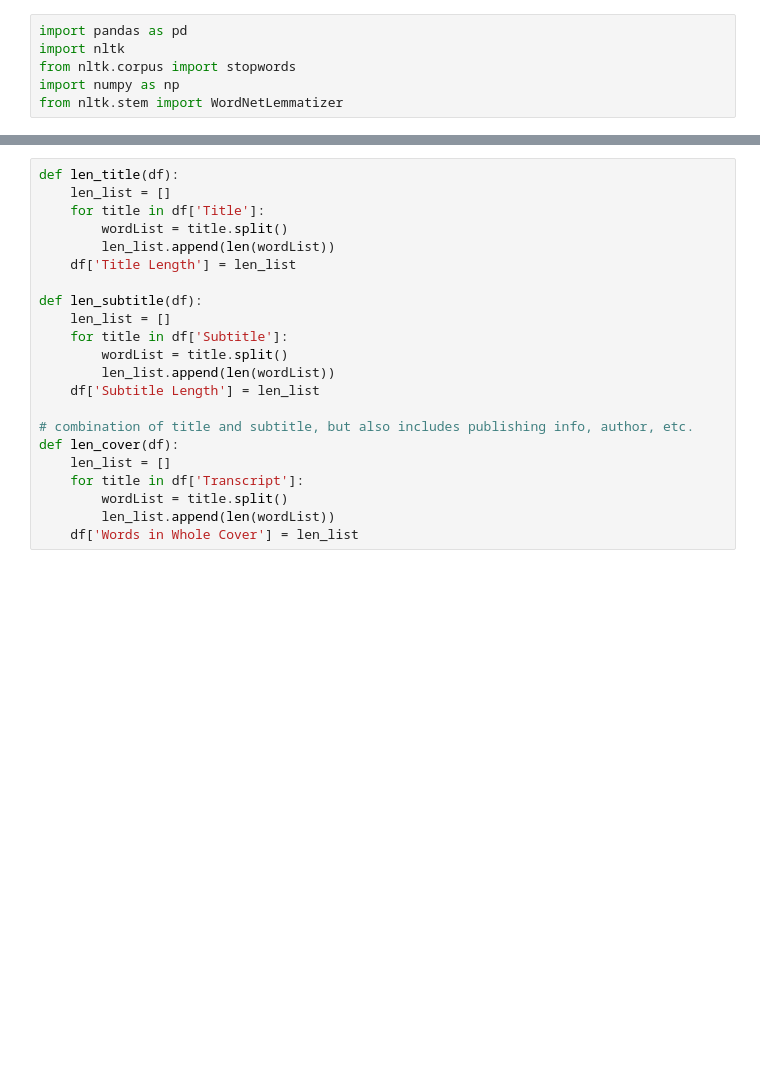
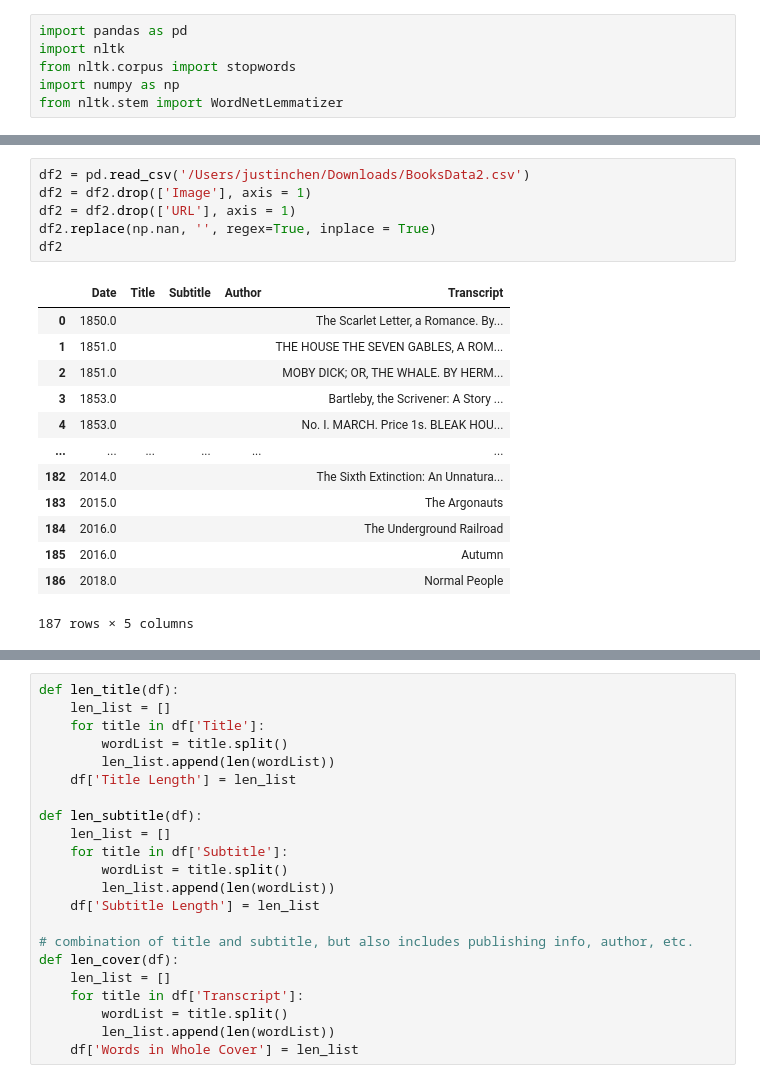
Before and after one commit to j-chen005/Book-Titles, a Jupyter notebook: Basic Data.ipynb, the cells around one changed output, grey strips where cells are left out. Cells and saved outputs as stored; diff of their text form; blank space fills up the shorter version.

```diff
--- a/Basic Data.ipynb
+++ b/Basic Data.ipynb
@@ -25,0 +26,20 @@ df
+# %%
+df2 = pd.read_csv('/Users/justinchen/Downloads/BooksData2.csv')
+df2 = df2.drop(['Image'], axis = 1)
+df2 = df2.drop(['URL'], axis = 1)
+df2.replace(np.nan, '', regex=True, inplace = True)
+df2
+# %% [output]
+|  | Date | Title | Subtitle | Author | Transcript |
+| 0 | 1850.0 |  |  |  | The Scarlet Letter, a Romance. By... |
+| 1 | 1851.0 |  |  |  | THE HOUSE THE SEVEN GABLES, A ROM... |
+| 2 | 1851.0 |  |  |  | MOBY DICK; OR, THE WHALE. BY HERM... |
+| 3 | 1853.0 |  |  |  | Bartleby, the Scrivener: A Story ... |
+| 4 | 1853.0 |  |  |  | No. I. MARCH. Price 1s. BLEAK HOU... |
+| ... | ... | ... | ... | ... | ... |
+| 182 | 2014.0 |  |  |  | The Sixth Extinction: An Unnatura... |
+| 183 | 2015.0 |  |  |  | The Argonauts |
+| 184 | 2016.0 |  |  |  | The Underground Railroad |
+| 185 | 2016.0 |  |  |  | Autumn |
+| 186 | 2018.0 |  |  |  | Normal People |
+187 rows × 5 columns
```
Also changed, not shown: parts of 8 cells of this notebook, 1 other file.
